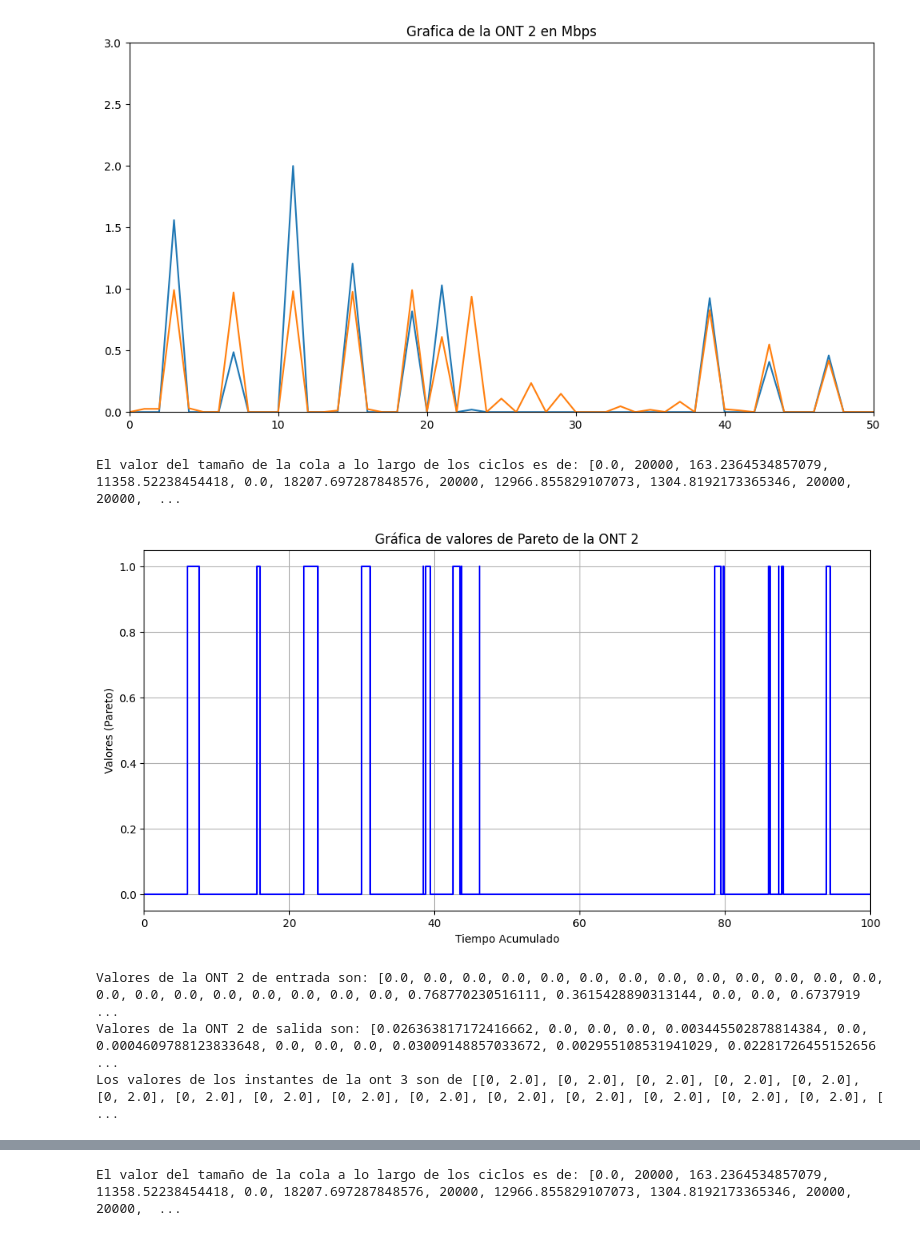
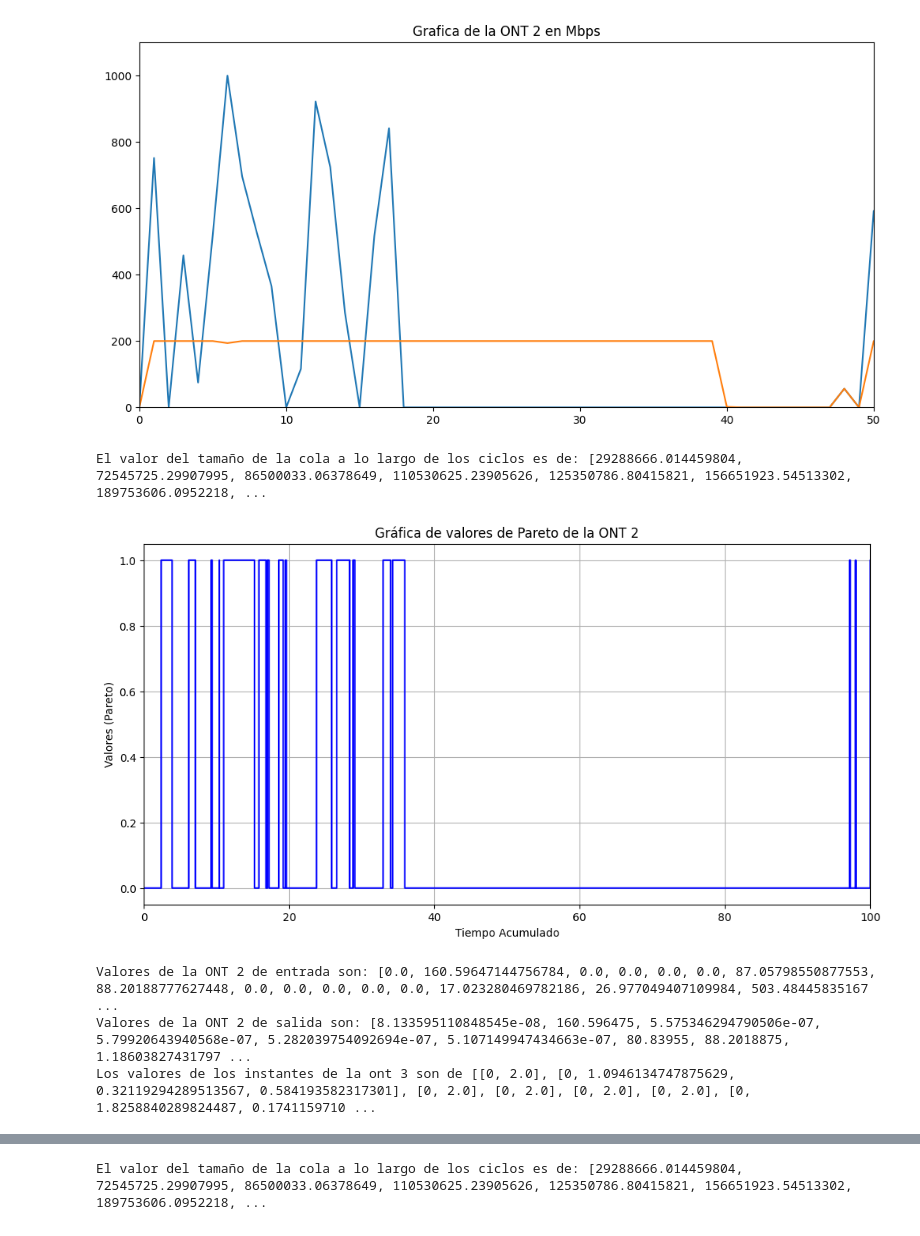
Before and after one commit to dpm1002/TFG-GII-Aprendizaje-por-refuerzo-Reinforcement-Learning-en-redes-opticas-pasivas, a Jupyter notebook: Redes opticas v2.0/script.ipynb, the cells around one changed output, grey strips where cells are left out. Drawn from its saved outputs; the diff is of its cells as text; code cells hidden in the pictures.

```diff
--- a/Redes opticas v2.0/script.ipynb
+++ b/Redes opticas v2.0/script.ipynb
@@ -9,7 +9,7 @@ from stable_baselines3.common.vec_env import DummyVecEnv
 from stable_baselines3.common.utils import set_random_seed
 from custom_env.redes_opticas_env import RedesOpticasEnv
 
-def make_env(num_ont, Vt=10e6,tamanoBuffer=20e6, rank=0, seed=0):
+def make_env(num_ont, Vt=10e6,tamanoBuffer=20e6,Vt_contratada=10e6/10, rank=0, seed=0):
     """
     Utility function for multiprocessed env.
 
@@ -18,7 +18,7 @@ def make_env(num_ont, Vt=10e6,tamanoBuffer=20e6, rank=0, seed=0):
     :return: un entorno con configuración específica
     """
     def _init():
-        env = RedesOpticasEnv(render_mode=None, num_ont=num_ont, Vt=Vt, tamanoBuffer=tamanoBuffer)
+        env = RedesOpticasEnv(render_mode=None, num_ont=num_ont, Vt=Vt, tamanoBuffer=tamanoBuffer, Vt_contratada=Vt_contratada)
         return env
     return _init
 
@@ -129,24 +129,43 @@ if __name__ == "__main__":
     env_id = 'RedesOpticasEnv-v0'  # Hay que asegurarse de que este ID coincida con el registrado
     num_test = 20  #Ponemos el numero de test que necesitamos para que el algoritmo de aprendizaje aprenda.
     seed = np.random.randint(0, 10)  #Ponemos seeds aleatorias
-    num_envs = 4  # Número de entornos paralelos
+    num_envs = 1  # Número de entornos paralelos
     #EL NUMERO DE ONTS PUEDE SER DEFINIDO DESDE ESTA VARIABLE(POSIBLE INPUT)
     #num_ont=int(input("Introduce el numero de unidades opticas(ont): "))
-    num_ont=5
+    num_ont=14
     #Establecemos el Vt
     #Vt=float(input("Introduce la velocidad de transmision maxima: "))
-    Vt=10e6
+    Vt=10e9
     #Transmision de cada ciclo
     T=0.002
     #OLT Capacity
     OLT_Capacity=Vt*T
+    #Velocidad de transmision contratada, lo ponemos a Vt/5 del Vt de la OLT inicialmente, lo que deberia de ser de maximo 2*10e8 lo que serian 200Mbps
+    Vt_contratada=Vt/5
+    #Maximo de bits que se pueden transmitir en un ciclo en cada ont por la limitacion de la velocidad contratada
+    Max_bits_ONT=Vt_contratada*T
     #Tamaño del buffer de la cola
     tamanoBuffer=20000
     # Vector con los entornos establecidos
-    vec_env = DummyVecEnv([make_env(num_ont, Vt,tamanoBuffer, rank=i, seed=42) for i in range(num_envs)])
-    # Definimos el modelo, en nuestro caso el PPO con MlpPolicy
-    model = PPO("MlpPolicy", vec_env, verbose=1, n_steps=2048, learning_rate=0.00025, gamma=0.99, gae_lambda=0.95)
-    model.learn(total_timesteps=10000)
+    vec_env = DummyVecEnv([make_env(num_ont, Vt,tamanoBuffer,Vt_contratada, rank=i, seed=42) for i in range(num_envs)])
+
+    # Ajusta los parámetros para que n_steps * n_envs sea un múltiplo de batch_size
+    n_steps = 2048  # Steps por actualización
+    batch_size = 256  # Tamaño del mini-batch (2048 es múltiplo de 256)
+    total_timesteps = 100000  # Total de steps para el entrenamiento
+
+    # Definir el modelo PPO con los parámetros ajustados
+    model = PPO(
+        "MlpPolicy",
+        vec_env,
+        verbose=1,
+        n_steps=n_steps,  # Steps por actualización
+        batch_size=batch_size,  # Tamaño del mini-batch
+        learning_rate=0.00025,
+        gamma=0.99,
+        gae_lambda=0.95
+    )
+    model.learn(total_timesteps=20000)
 
     # Fase de pruebas
 
@@ -166,37 +185,40 @@ if __name__ == "__main__":
     #Capacidad de la OLT
     tamano_cola=[]
 
-    # Ejecutamos cada episodio.
 
+    obs = vec_env.reset()  # Resetea el entorno al estado inicial
     for episode in range(num_test_episodes):
-        obs = vec_env.reset()  # Resetea el entorno al estado inicial
+
         done = np.array([False]*num_envs)  # Inicializa 'done' para todos los entornos
+        step_counter = 0  # Contador de steps para limitar a 100
 
         while not done.all():
+            #if step_counter >= 100:
+                #break  # Romper el bucle si se alcanzan los 100 steps
+
             action, _states = model.predict(obs, deterministic=True)  # Usamos el modelo para predecir la acción
             obs, rewards, dones, info = vec_env.step(action)
 
-            # Guardamos la informacion del episodio.
+            # Guardamos la información del episodio.
             episode_info.append(info)
-            #print(info)
-            #print(len(info))
             for i in range(len(info)):  # Itera sobre cada sub-entorno
 
-                suma=0
+                suma = 0
 
                 list_ont.append(info[i]['trafico_entrada'])
                 list_ont_2.append(info[i]['trafico_salida'])
-                #print(f"En la ont {i+1} sale asi el trafico de pareto: {info[i]['trafico_IN_ON_actual']}")
                 estados_on_off_recolectados.append(info[i]['trafico_IN_ON_actual'])
                 tamano_cola.append(info[i]['tamano_cola'])
 
-                suma+=info[i]['tamano_cola']
+                suma += info[i]['tamano_cola']
 
-                #En caso de que la suma supere el limite establecido, el Vt*T decimos de que no debe superar el valor establecido y vemos cuanta es la desviacion.
-                if suma>Vt*T:
-                        dif=Vt*T-suma
-                        #print(f'SALE MAL en el ciclo {i} y con una diferencia del tope es de {dif}')
+                # En caso de que la suma supere el límite establecido, el Vt*T decimos que no debe superar el valor establecido y vemos cuanta es la desviación.
+                if suma > Vt * T:
+                    dif = Vt * T - suma
+                    # print(f'SALE MAL en el ciclo {i} y con una diferencia del tope es de {dif}')
+
             done |= dones  # Actualiza 'done' para todos los entornos
+            step_counter += 1  # Incrementa el contador de steps
 
 
     #Hallamos el valor de la lista transpuesta, para los valores de entrada y de salida
@@ -237,7 +259,7 @@ if __name__ == "__main__":
 
         #Grafica del trafico de pareto de las redes
         plt.figure(figsize=(12, 6))
-        plt.ylim(0,3)
+        plt.ylim(0,1100)
         plt.xlim(0,50)
         plt.plot(list_transpuesta[i], label=f'Grafica de la ONT {i+1}')
         plt.plot(list_transpuesta_2[i], label=f'Grafica de la ONT {i+1}')
@@ -285,6 +307,6 @@ Los valores de los instantes de la ont 2 son de [[0, 2.0], [0, 2.0], [0, 2.0], [
-[figure, old version]
+[figure, new version]
-El valor del tamaño de la cola a lo largo de los ciclos es de: [0.0, 20000, 163.2364534857079, 11358.52238454418, 0.0, 18207.697287848576, 20000, 12966.855829107073, 1304.8192173365346, 20000, 20000,  ...
+El valor del tamaño de la cola a lo largo de los ciclos es de: [29288666.014459804, 72545725.29907995, 86500033.06378649, 110530625.23905626, 125350786.80415821, 156651923.54513302, 189753606.0952218, ...
-[figure, old version]
+[figure, new version]
-Valores de la ONT 2 de entrada son: [0.0, 0.0, 0.0, 0.0, 0.0, 0.0, 0.0, 0.0, 0.0, 0.0, 0.0, 0.0, 0.0, 0.0, 0.0, 0.0, 0.0, 0.0, 0.0, 0.0, 0.0, 0.768770230516111, 0.3615428890313144, 0.0, 0.0, 0.6737919 ...
-Valores de la ONT 2 de salida son: [0.026363817172416662, 0.0, 0.0, 0.0, 0.003445502878814384, 0.0, 0.0004609788123833648, 0.0, 0.0, 0.0, 0.03009148857033672, 0.002955108531941029, 0.02281726455152656 ...
-Los valores de los instantes de la ont 3 son de [[0, 2.0], [0, 2.0], [0, 2.0], [0, 2.0], [0, 2.0], [0, 2.0], [0, 2.0], [0, 2.0], [0, 2.0], [0, 2.0], [0, 2.0], [0, 2.0], [0, 2.0], [0, 2.0], [0, 2.0], [ ...
+Valores de la ONT 2 de entrada son: [0.0, 160.59647144756784, 0.0, 0.0, 0.0, 0.0, 87.05798550877553, 88.20188777627448, 0.0, 0.0, 0.0, 0.0, 0.0, 17.023280469782186, 26.977049407109984, 503.48445835167 ...
+Valores de la ONT 2 de salida son: [8.133595110848545e-08, 160.596475, 5.575346294790506e-07, 5.79920643940568e-07, 5.282039754092694e-07, 5.107149947434663e-07, 80.83955, 88.2018875, 1.18603827431797 ...
+Los valores de los instantes de la ont 3 son de [[0, 2.0], [0, 1.0946134747875629, 0.32119294289513567, 0.584193582317301], [0, 2.0], [0, 2.0], [0, 2.0], [0, 2.0], [0, 1.8258840289824487, 0.1741159710 ...
@@ -292 +314 @@ Los valores de los instantes de la ont 3 son de [[0, 2.0], [0, 2.0], [0, 2.0], [
-El valor del tamaño de la cola a lo largo de los ciclos es de: [0.0, 20000, 163.2364534857079, 11358.52238454418, 0.0, 18207.697287848576, 20000, 12966.855829107073, 1304.8192173365346, 20000, 20000,  ...
+El valor del tamaño de la cola a lo largo de los ciclos es de: [29288666.014459804, 72545725.29907995, 86500033.06378649, 110530625.23905626, 125350786.80415821, 156651923.54513302, 189753606.0952218, ...
```
Also changed, not shown: parts of 1 cell of this notebook, 1 other file.
